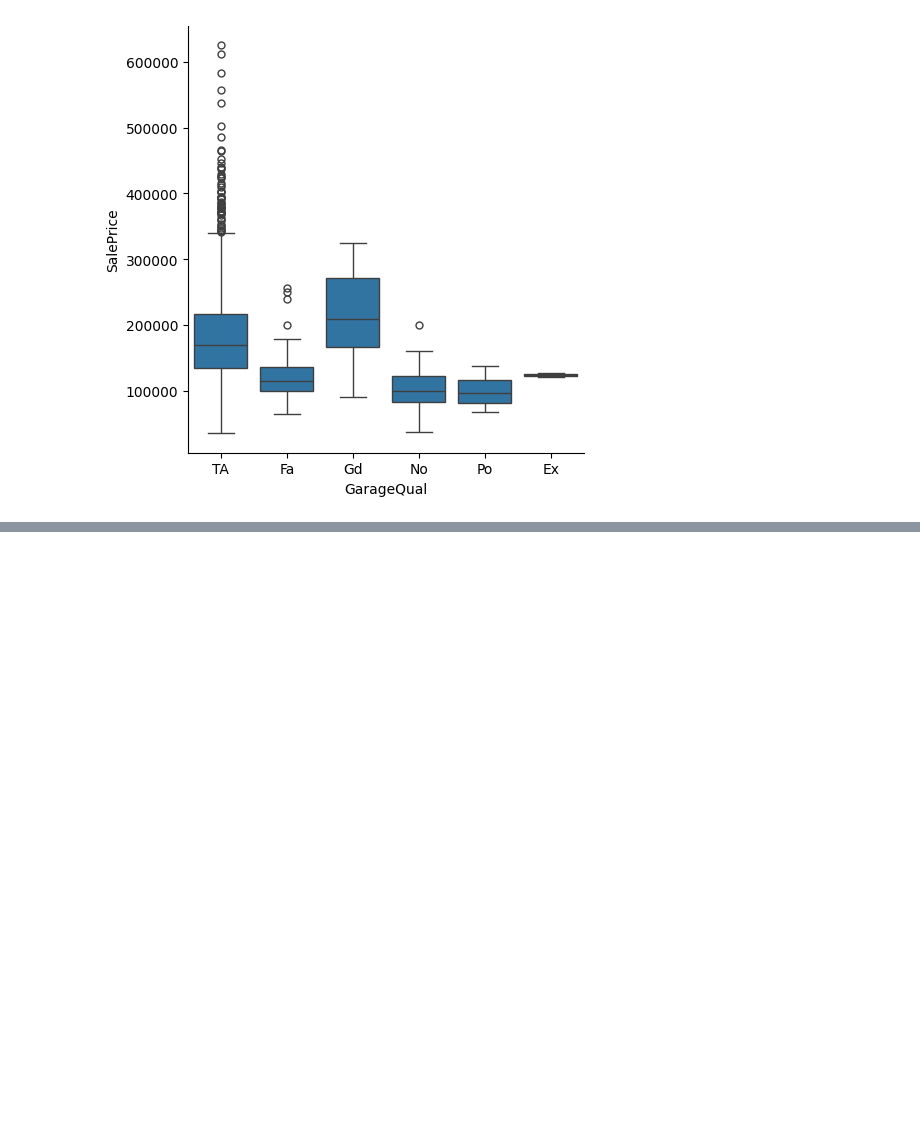
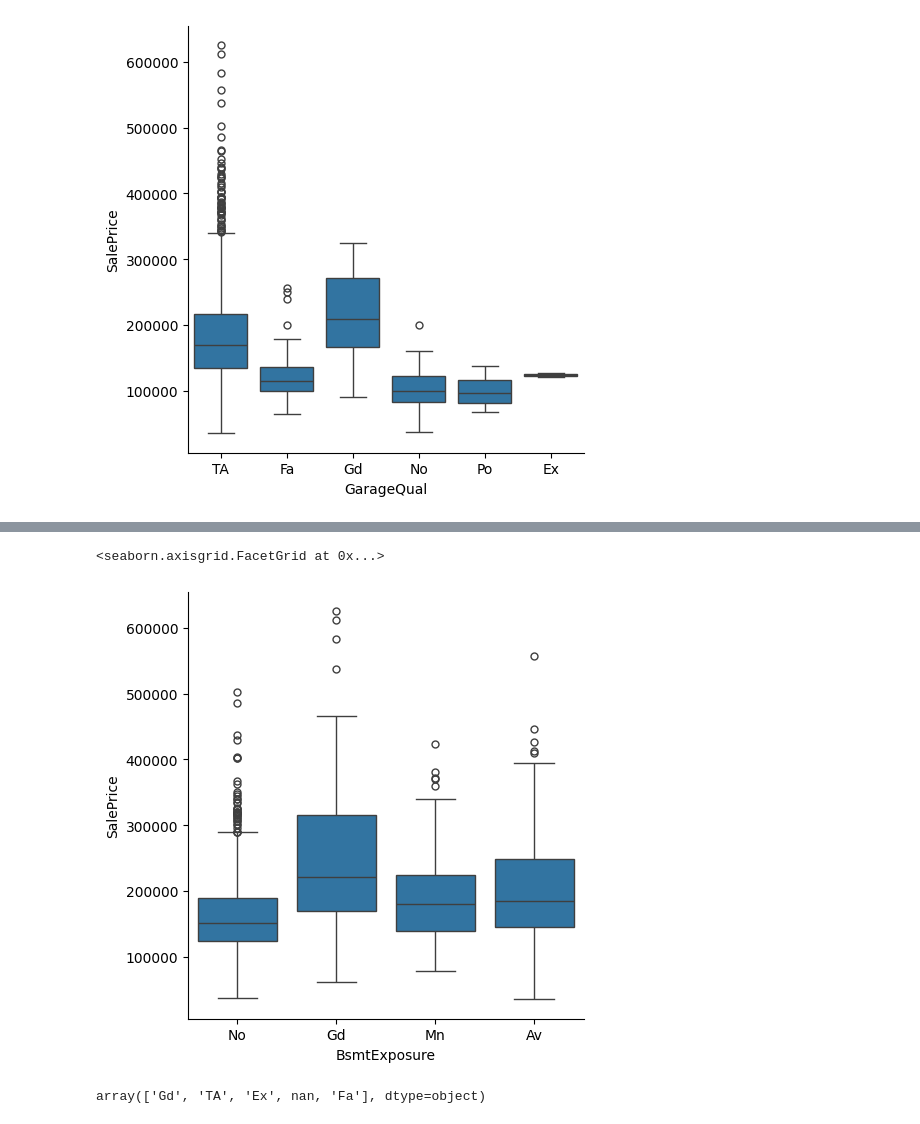
Before and after one commit to maxellmilay/house-pricing-prediction, a Jupyter notebook: model.ipynb, the cells around one changed output, grey strips where cells are left out. Cells and saved outputs as stored; diff of their text form; code cells hidden in the pictures; blank space fills up the shorter version.

```diff
--- a/model.ipynb
+++ b/model.ipynb
@@ -270,0 +318,12 @@ sns.catplot(data=train_df, x='GarageQual', y='SalePrice', kind='box')
+# %%
+train_df.fillna({'BsmtExposure': 'No'}, inplace=True)
+test_df.fillna({'BsmtExposure': 'No'}, inplace=True)
+# %%
+sns.catplot(data=train_df, x='BsmtExposure', y='SalePrice', kind='box')
+# %% [output]
+<seaborn.axisgrid.FacetGrid at 0x...>
+[figure, added]
+# %%
+train_df['BsmtQual'].unique()
+# %% [output]
+array(['Gd', 'TA', 'Ex', nan, 'Fa'], dtype=object)
```
Also changed, not shown: parts of 23 cells of this notebook.
